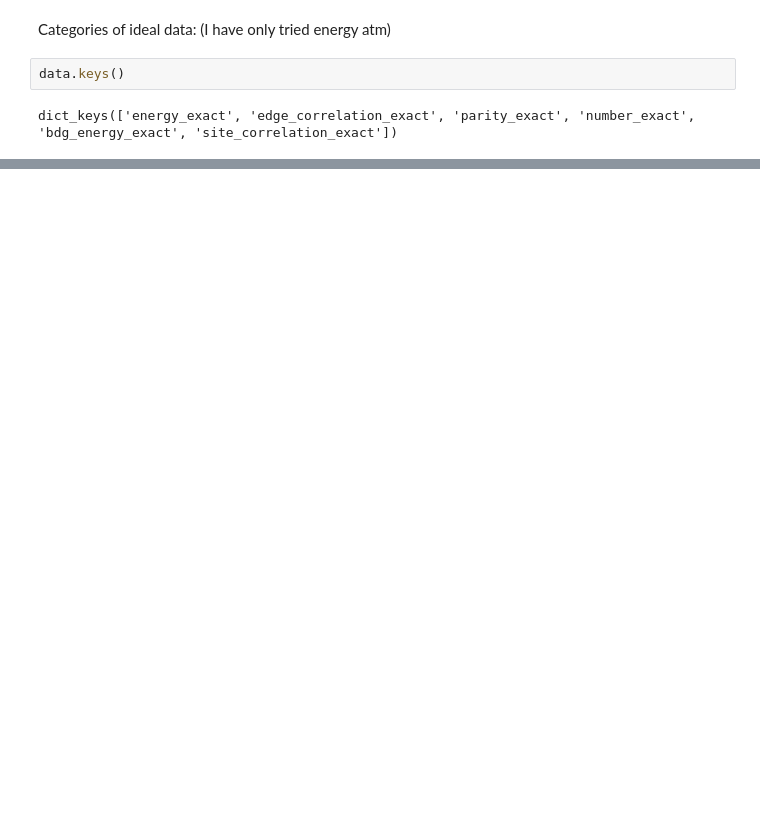
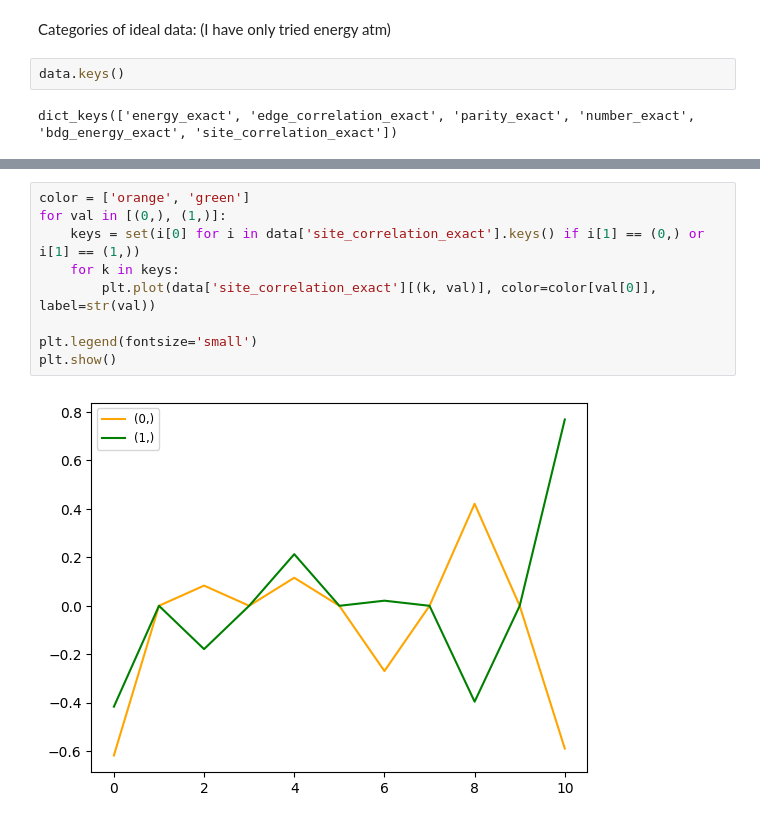
Before and after one commit to Quantum-Solutions-Launchpad/Quantum-Bench-Phase, a Jupyter notebook: initial_experiment.ipynb, the cells around one changed output, grey strips where cells are left out. Drawn from its saved outputs; the diff is of its cells as text; blank space fills up the shorter version.

```diff
--- a/initial_experiment.ipynb
+++ b/initial_experiment.ipynb
@@ -747,3 +754,14 @@ plt.show()
+# %%
+color = ['orange', 'green']
+for val in [(0,), (1,)]:
+    keys = set(i[0] for i in data['site_correlation_exact'].keys() if i[1] == (0,) or i[1] == (1,))
+    for k in keys:
+        plt.plot(data['site_correlation_exact'][(k, val)], color=color[val[0]], label=str(val))
+
+plt.legend(fontsize='small')
+plt.show()
+# %% [output]
+[figure, added]
 # %%
 tunneling = -1.0
 superconducting = 1.0
```
Also changed, not shown: parts of 7 cells of this notebook.
